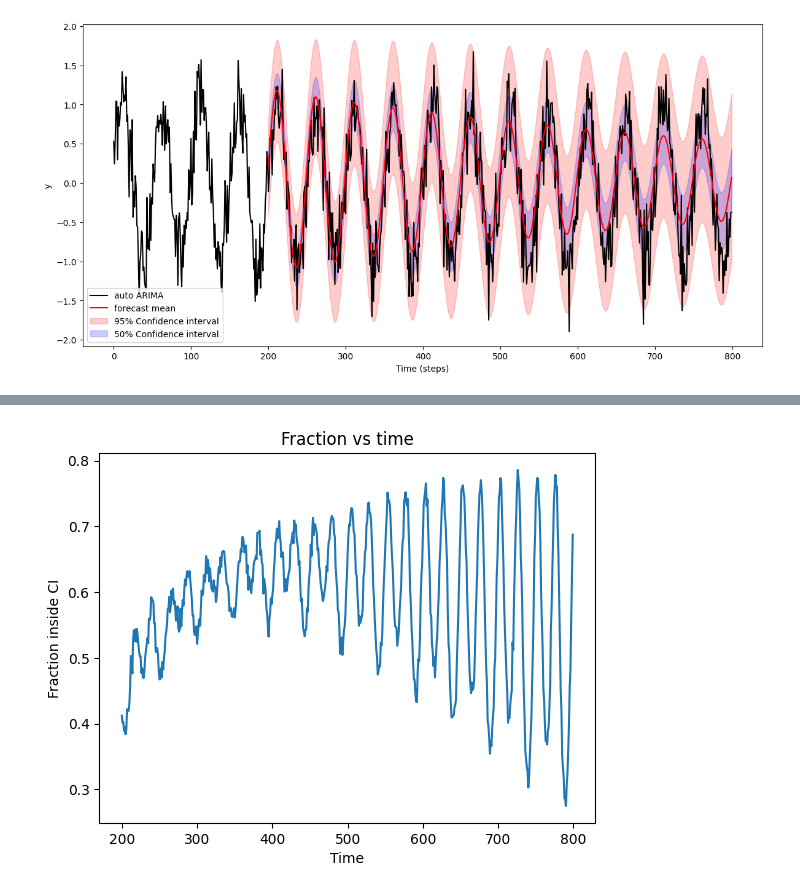
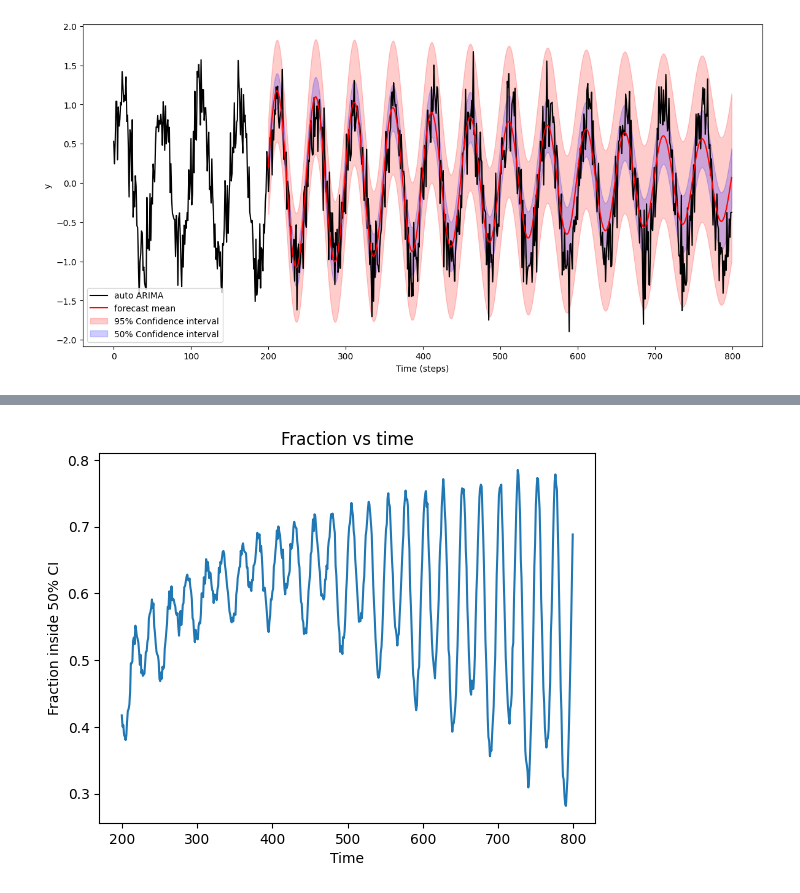
Before and after one commit to 12Mahmud99/ARIMA, a Jupyter notebook: auto_arima_2.ipynb, the cells around one changed output, grey strips where cells are left out. Drawn from its saved outputs; the diff is of its cells as text; code cells hidden in the pictures.

```diff
--- a/auto_arima_2.ipynb
+++ b/auto_arima_2.ipynb
@@ -21,7 +22,7 @@ np.random.seed(0)
 
 n = 800
 t = np.arange(n)
-n_traj = 2000
+n_traj = 4000
 
 signal = np.sin(2*np.pi*t/50) + 0.3*np.random.randn(n)
 data=pd.Series(signal)
@@ -84,13 +85,13 @@ plt.show()
 # %%
 ci_lower = torch.tensor(ci50.iloc[:, 0].values, dtype=torch.float32)
 ci_upper = torch.tensor(ci50.iloc[:, 1].values, dtype=torch.float32)
 
 values=utils.fractionMetric(trajectories, ci_lower=ci_lower,ci_upper=ci_upper)
 
 plt.plot(test.index, values)
-plt.ylabel("Fraction inside CI")
+plt.ylabel("Fraction inside 50% CI")
 plt.xlabel("Time")
 plt.title("Fraction vs time")
 plt.show()
 # %% [output]
-[figure, old version]
+[figure, new version]
```
Also changed, not shown: parts of 4 cells of this notebook.
